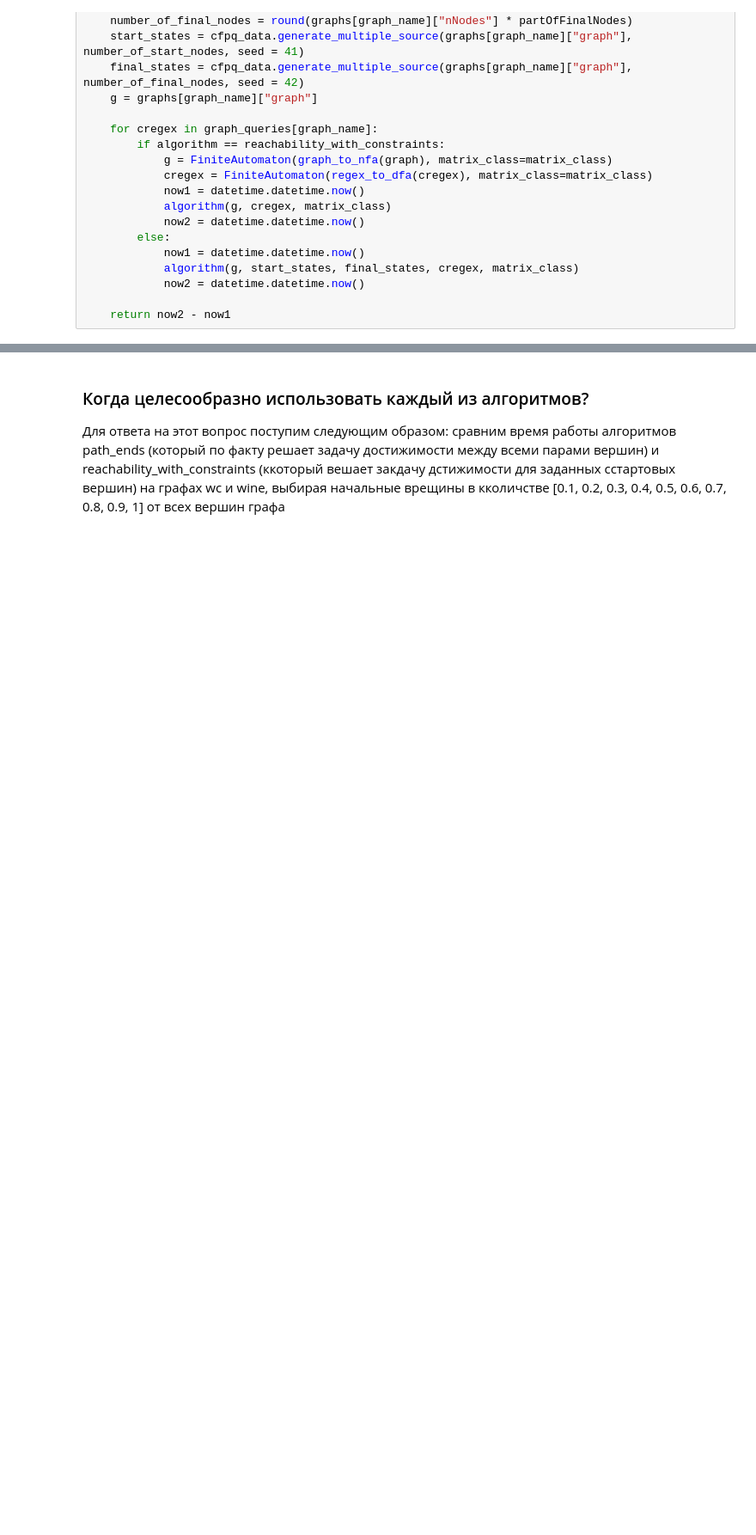
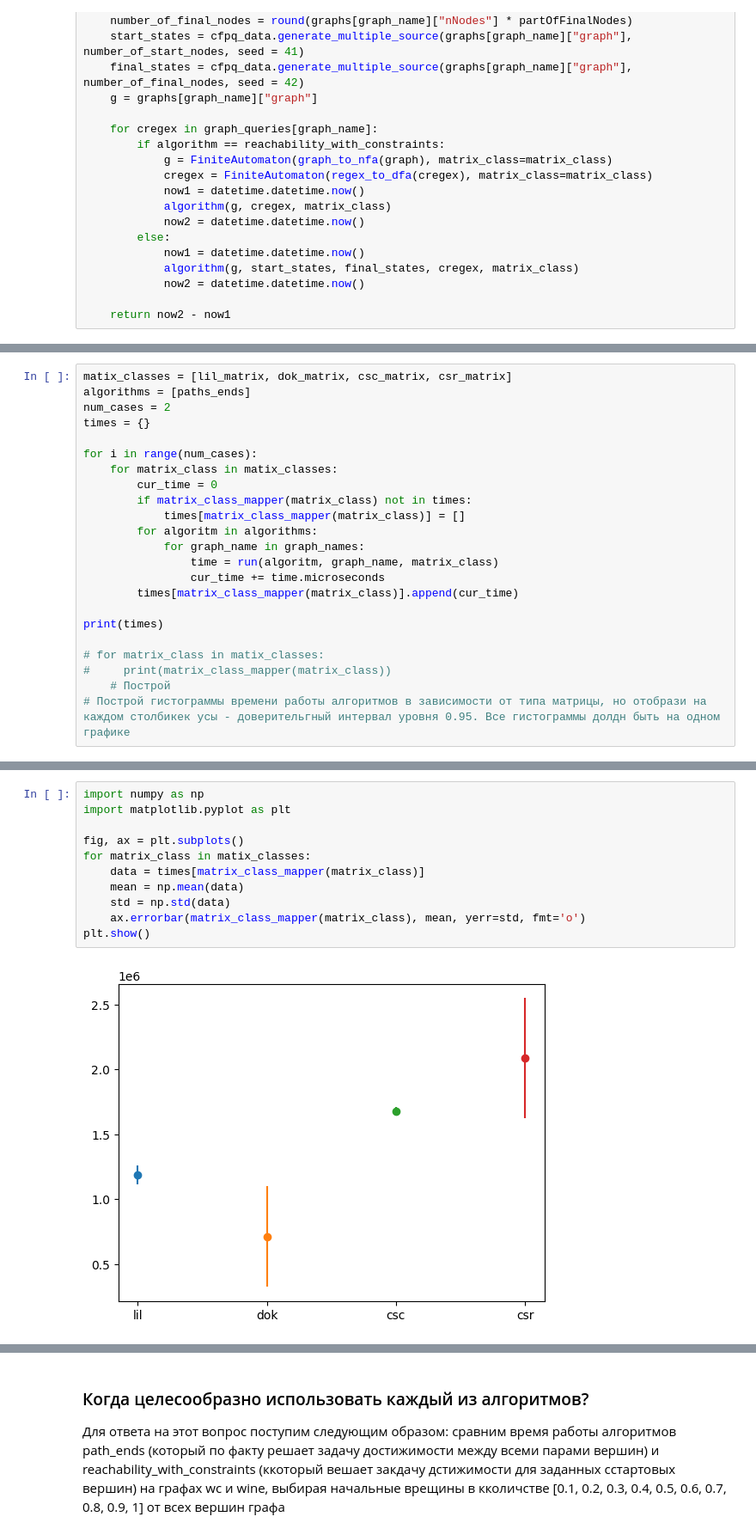
Before and after one commit to sideov/formal-lang-course, a Jupyter notebook: project/task5.ipynb, the cells around one changed output, grey strips where cells are left out. Shown: that part at 86% size. Cells and saved outputs as stored; diff of their text form; blank space fills up the shorter version.

```diff
--- a/project/task5.ipynb
+++ b/project/task5.ipynb
@@ -222,0 +186,23 @@ for matrix_class in matix_classes:
+# %%
+matix_classes = [lil_matrix, dok_matrix, csc_matrix, csr_matrix]
+algorithms = [paths_ends]
+num_cases = 2
+times = {}
+
+for i in range(num_cases):
+    for matrix_class in matix_classes:
+        cur_time = 0
+        if matrix_class_mapper(matrix_class) not in times:
+            times[matrix_class_mapper(matrix_class)] = []
+        for algoritm in algorithms:
+            for graph_name in graph_names:
+                time = run(algoritm, graph_name, matrix_class)
+                cur_time += time.microseconds
+        times[matrix_class_mapper(matrix_class)].append(cur_time)
+
+print(times)
+
+# for matrix_class in matix_classes:
+#     print(matrix_class_mapper(matrix_class))
+    # Построй
+# Построй гистограммы времени работы алгоритмов в зависимости от типа матрицы, но отобрази на каждом столбикек усы - доверительгный интервал уровня 0.95. Все гистограммы долдн быть на одном графике
@@ -223 +228,14 @@ for matrix_class in matix_classes:
+# %%
+import numpy as np
+import matplotlib.pyplot as plt
+
+fig, ax = plt.subplots()
+for matrix_class in matix_classes:
+    data = times[matrix_class_mapper(matrix_class)]
+    mean = np.mean(data)
+    std = np.std(data)
+    ax.errorbar(matrix_class_mapper(matrix_class), mean, yerr=std, fmt='o')
+plt.show()
+# %% [output]
+[figure, added]
 # %% [markdown]
```
Also changed, not shown: parts of 5 cells of this notebook, 1 other file.
